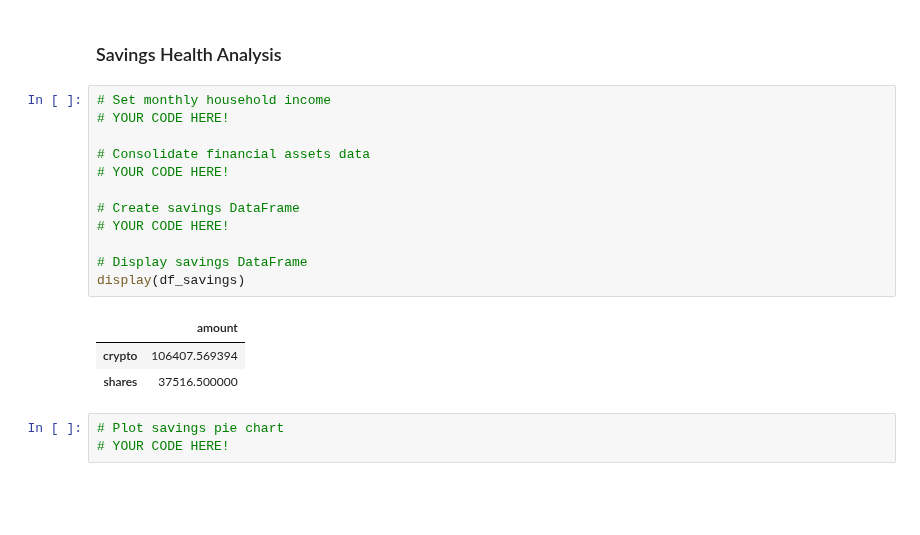
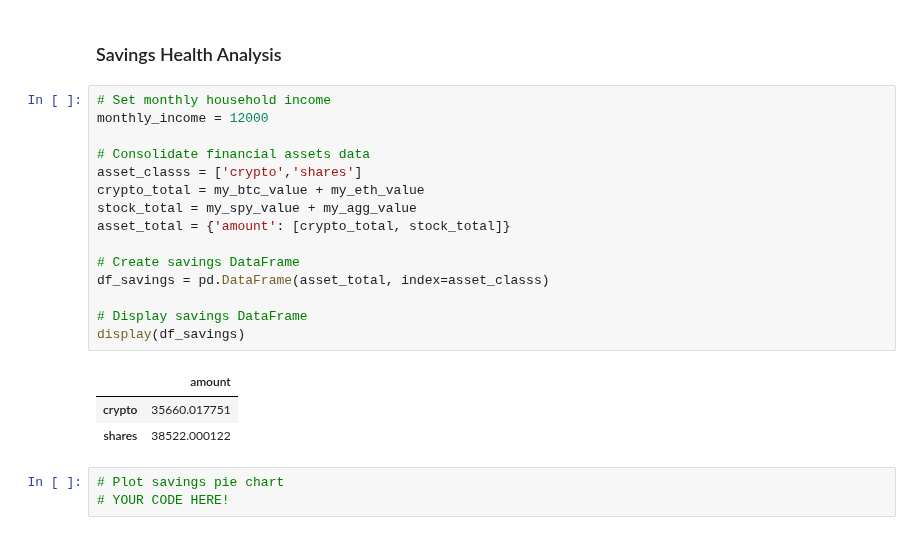
Before and after one commit to juil/fintech-uoftbootcamp, a Jupyter notebook: assignments/unit05-assignment/financial-planner.ipynb, the cells around one changed output. Drawn from its saved outputs; the diff is of its cells as text; blank space fills up the shorter version.

Commit message:
Consolidate assets in dataframe

```diff
--- a/assignments/unit05-assignment/financial-planner.ipynb
+++ b/assignments/unit05-assignment/financial-planner.ipynb
@@ -118,20 +118,23 @@ The current value of your 200 AGG shares is $19452.00
 ### Savings Health Analysis
 # %%
 # Set monthly household income
-# YOUR CODE HERE!
+monthly_income = 12000
 
 # Consolidate financial assets data
-# YOUR CODE HERE!
+asset_classs = ['crypto','shares']
+crypto_total = my_btc_value + my_eth_value
+stock_total = my_spy_value + my_agg_value
+asset_total = {'amount': [crypto_total, stock_total]}
 
 # Create savings DataFrame
-# YOUR CODE HERE!
+df_savings = pd.DataFrame(asset_total, index=asset_classs)
 
 # Display savings DataFrame
 display(df_savings)
 # %% [output]
 |  | amount |
-| crypto | 106407.569394 |
-| shares | 37516.500000 |
+| crypto | 35660.017751 |
+| shares | 38522.000122 |
 # %%
 # Plot savings pie chart
 # YOUR CODE HERE!
```
